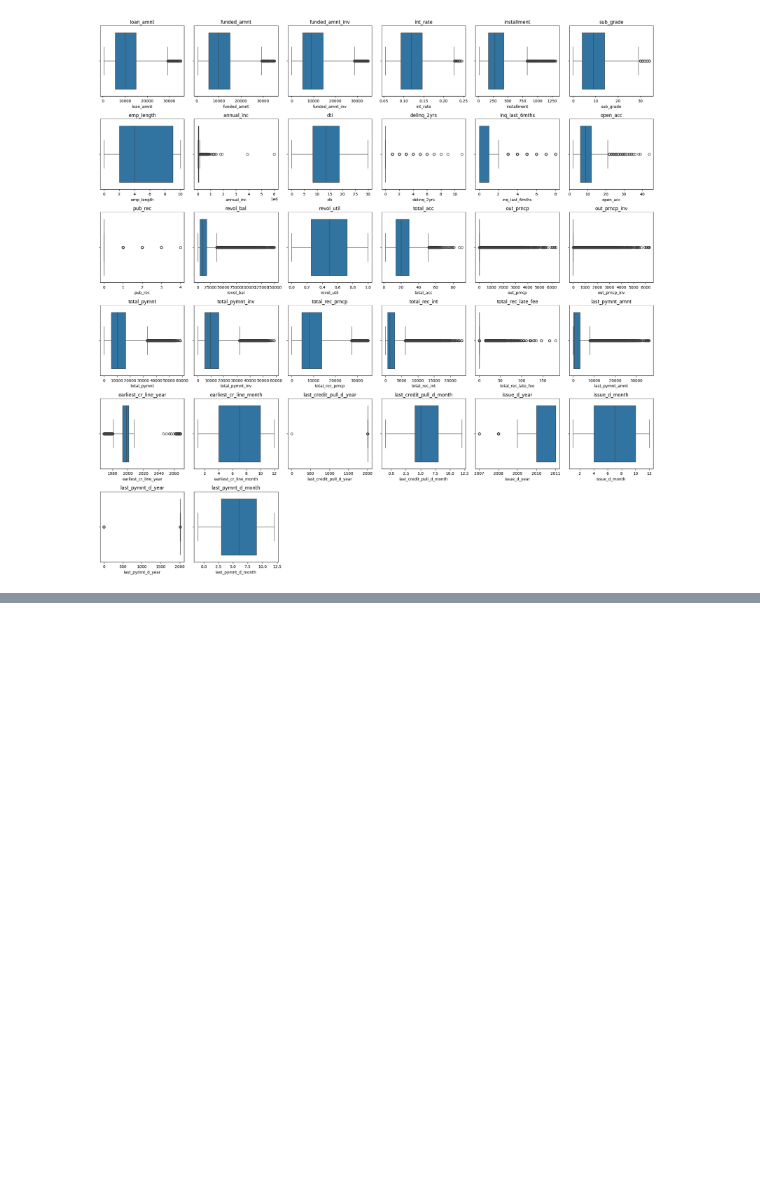
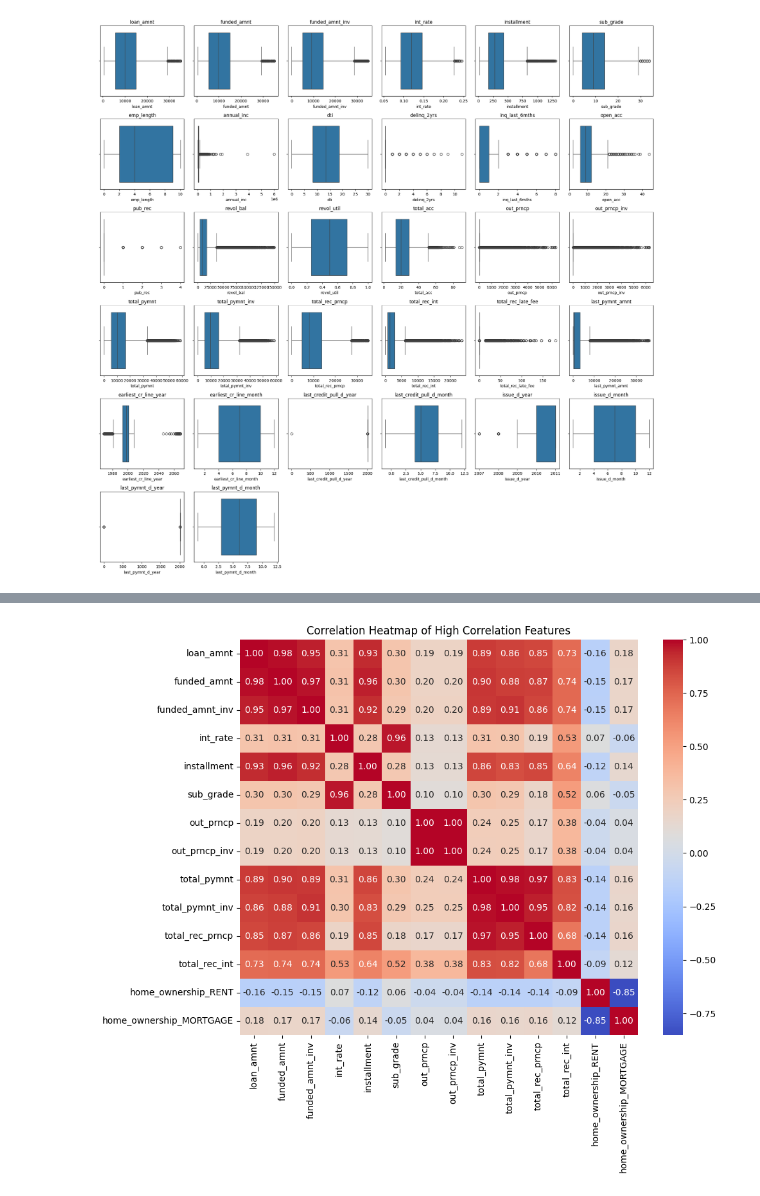
Before and after one commit to ptai21/Loan-Classification, a Jupyter notebook: loan.ipynb, the cells around one changed output, grey strips where cells are left out. Cells and saved outputs as stored; diff of their text form; code cells hidden in the pictures; blank space fills up the shorter version.

```diff
--- a/loan.ipynb
+++ b/loan.ipynb
@@ -852,0 +873,10 @@ plot_distributions(data, num_cols, cols=6, figsize=(20, 20), kind='boxplot')
+# %%
+high_corr_features = ['loan_amnt', 'funded_amnt', 'funded_amnt_inv', 'int_rate', 'installment', 'sub_grade',
+                      'out_prncp', 'out_prncp_inv', 'total_pymnt', 'total_pymnt_inv', 'total_rec_prncp', 'total_rec_int', 'home_ownership_RENT', 'home_ownership_MORTGAGE']
+correlation_matrix = numeric_df[high_corr_features].corr()
+plt.figure(figsize=(10, 8))
+sns.heatmap(correlation_matrix, annot=True, cmap='coolwarm', fmt='.2f')
+plt.title('Correlation Heatmap of High Correlation Features')
+plt.show()
+# %% [output]
+[figure, added]
```
Also changed, not shown: parts of 22 cells of this notebook.
